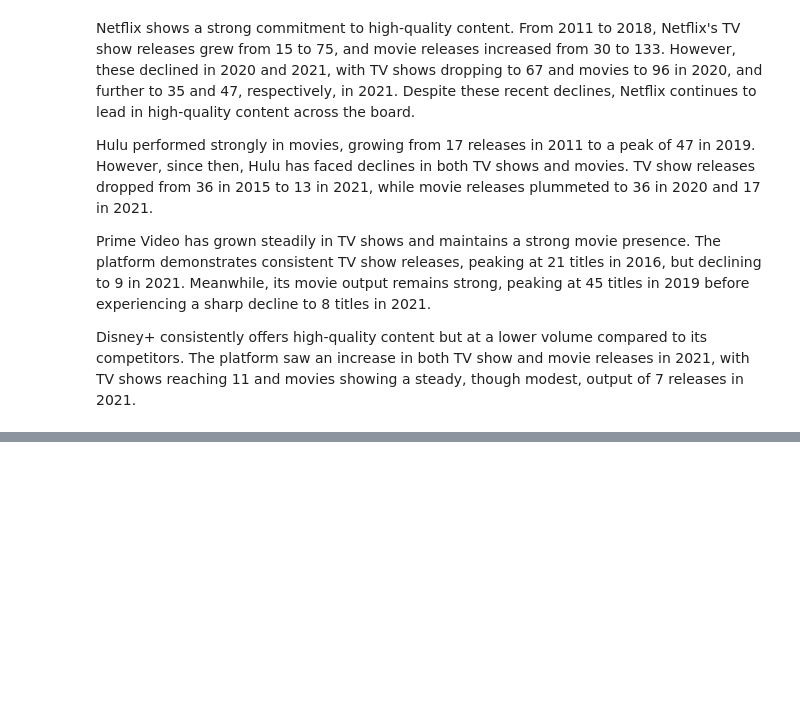
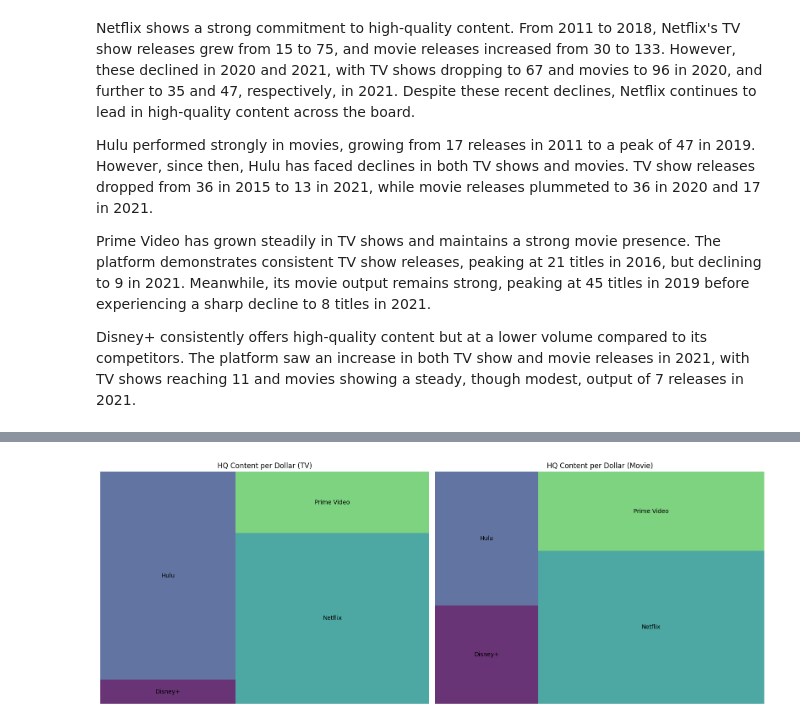
Before and after one commit to G0v1ndD3v/SVoD_Content_Analysis, a Jupyter notebook: SVoD_Analysis.ipynb, the cells around one changed output, grey strips where cells are left out. Saved outputs shown, nothing was run; the diff lists cells and outputs as text; code cells hidden in the pictures; blank space fills up the shorter version.

```diff
--- a/SVoD_Analysis.ipynb
+++ b/SVoD_Analysis.ipynb
@@ -612,0 +626,4 @@ Disney+ consistently offers high-quality content but at a lower volume compared
+# %%
+hq_per_dollar_movie = movie_counts['High Quality (≥62)'] // svod_ad_plans.set_index('Platform')['Price (US$)'].str.replace('$', '').astype(float)
+hq_per_dollar_movie_df = hq_per_dollar_movie.rename('HQ Content per Dollar (Movie)').to_frame()
+hq_per_dollar_movie_df
@@ -612,0 +637,4 @@ Disney+ consistently offers high-quality content but at a lower volume compared
+# %%
+hq_per_dollar_tv = tv_show_counts['High Quality (≥62)'] // svod_ad_plans.set_index('Platform')['Price (US$)'].str.replace('$', '').astype(float)
+hq_per_dollar_tv_df = hq_per_dollar_tv.rename('HQ Content per Dollar (TV)').to_frame()
+hq_per_dollar_tv_df
@@ -612,0 +659,20 @@ Disney+ consistently offers high-quality content but at a lower volume compared
+# %%
+cmap = cm.get_cmap('viridis')
+
+def plot_squarify(ax, data, colors, title):
+    squarify.plot(sizes=data, label=data.index, alpha=.8, ax=ax, color=colors)
+    ax.set(title=title)
+    ax.axis('off')
+
+colors_tv = [cmap(i / len(hq_per_dollar_tv_df)) for i in range(len(hq_per_dollar_tv_df))]
+colors_movie = [cmap(i / len(hq_per_dollar_movie_df)) for i in range(len(hq_per_dollar_movie_df))]
+
+fig, axes = plt.subplots(1, 2, figsize=(16, 6))
+
+plot_squarify(axes[0], hq_per_dollar_tv_df['HQ Content per Dollar (TV)'], colors_tv, 'HQ Content per Dollar (TV)')
+plot_squarify(axes[1], hq_per_dollar_movie_df['HQ Content per Dollar (Movie)'], colors_movie, 'HQ Content per Dollar (Movie)')
+
+plt.tight_layout()
+plt.show()
+# %% [output]
+[figure, added]
```
Also changed, not shown: parts of 8 cells of this notebook, 1 other file.
